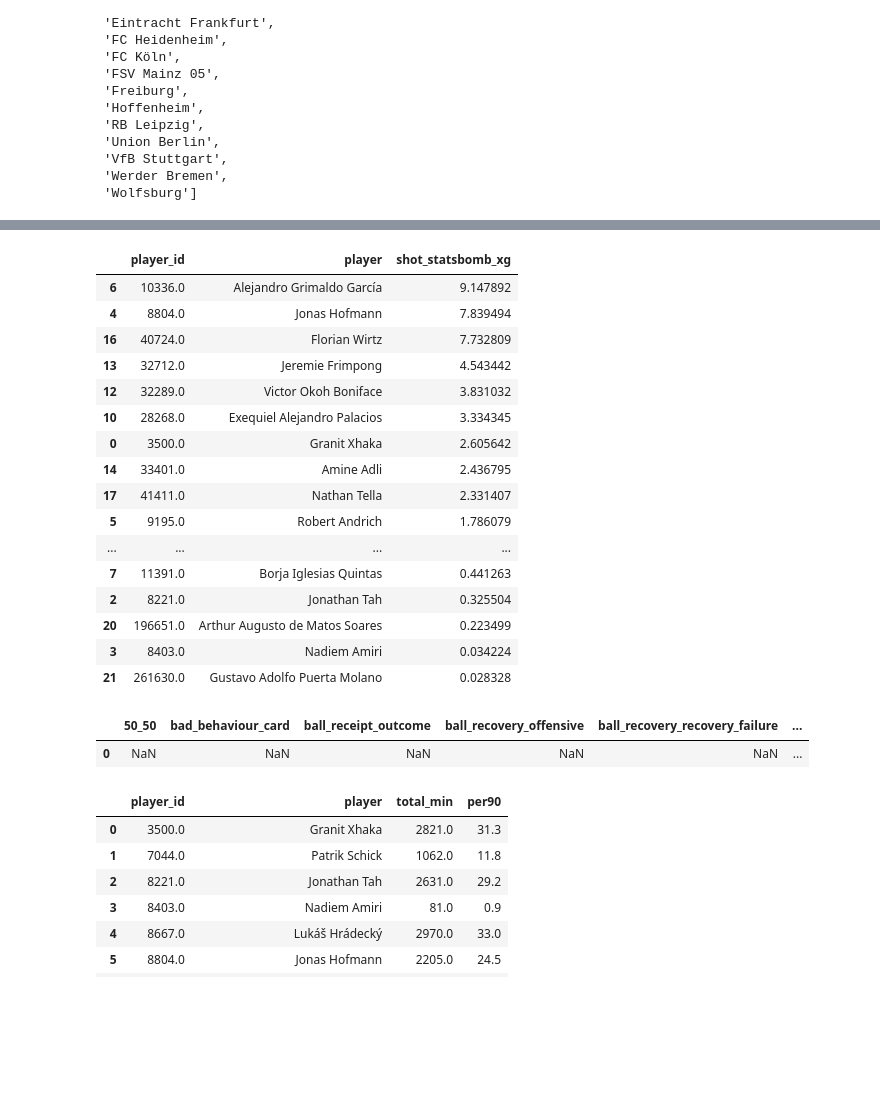
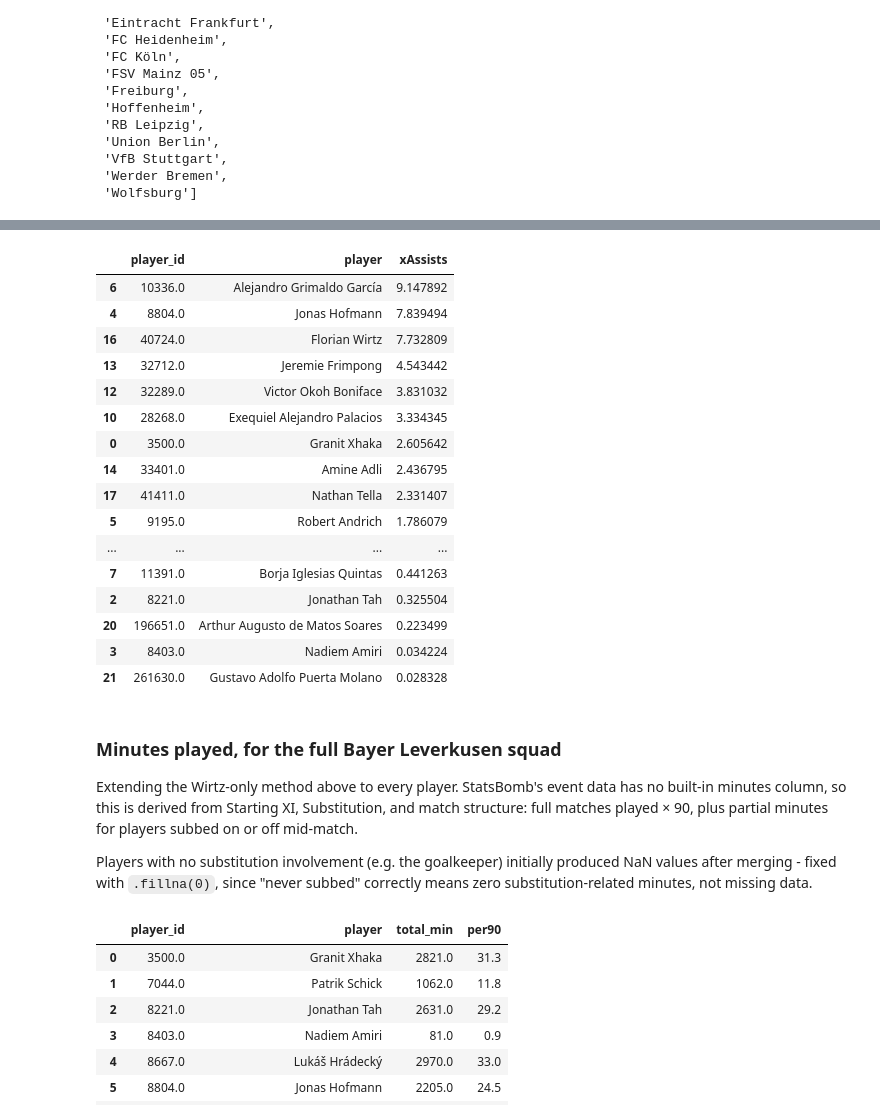
Before and after one commit to TobiaszKuc/_football_analysis, a Jupyter notebook: Jupyter Notebooks/WirtzProject/BayerLeverkusen.ipynb, the cells around one changed output, grey strips where cells are left out. Drawn from its saved outputs; the diff is of its cells as text; code cells hidden in the pictures; blank space fills up the shorter version.

```diff
--- a/Jupyter Notebooks/WirtzProject/BayerLeverkusen.ipynb
+++ b/Jupyter Notebooks/WirtzProject/BayerLeverkusen.ipynb
@@ -111,23 +147,24 @@ passes[passes["num_of_passes"] > 999].sort_values(by = "mean_successful_pass_len
 # %%
-#I will take only rows with a pass that assisted a shot
+# I will take only rows with a pass that assisted a shot
 every_assist = bl[(bl["pass_assisted_shot_id"].isna() == False) & (bl["team"] == "Bayer Leverkusen")][["player_id", "player", "team", "pass_assisted_shot_id"]]
-#I will search only for Leverkusen's players shots, by shot_body_part (but I can take here anything that will have a shot value) and load the xG
+# I will search only for Leverkusen's players shots, by shot_body_part (but I can take here anything that will have a shot value and load the xG
 every_shot = bl[(bl["team"] == "Bayer Leverkusen") & (bl["type"] == "Shot")][["shot_outcome", "id", "shot_statsbomb_xg"]]
-#I merge two tables into one, by id of the shot and use left merge because I want only the shots that Wirtz assisted
+# I merge two tables into one, by id of the shot and use left merge because I want only the shots that Wirtz assisted
 merged = pd.merge(
     left = every_assist,
     right = every_shot,
     left_on = "pass_assisted_shot_id",
     right_on = "id",
     how = "left"
 )
 xA = merged.groupby(["player_id", "player"]).agg({"shot_statsbomb_xg":"sum"})
+xA.columns = ["xAssists"]
 xA = xA.reset_index()
-xA = xA[["player_id", "player", "shot_statsbomb_xg"]].sort_values(by = "shot_statsbomb_xg", ascending = False)
+xA = xA[["player_id", "player", "xAssists"]].sort_values(by = "xAssists", ascending = False)
 xA
 #xA = 7.732809 which seems very low compared to independent data sources
 # %% [output]
-|  | player_id | player | shot_statsbomb_xg |
+|  | player_id | player | xAssists |
 | 6 | 10336.0 | Alejandro Grimaldo García | 9.147892 |
 | 4 | 8804.0 | Jonas Hofmann | 7.839494 |
 | 16 | 40724.0 | Florian Wirtz | 7.732809 |
@@ -144,9 +181,14 @@ xA
 | 20 | 196651.0 | Arthur Augusto de Matos Soares | 0.223499 |
 | 3 | 8403.0 | Nadiem Amiri | 0.034224 |
 | 21 | 261630.0 | Gustavo Adolfo Puerta Molano | 0.028328 |
-# %%
-bl.head(1)
-# %% [output]
-|  | 50_50 | bad_behaviour_card | ball_receipt_outcome | ball_recovery_offensive | ball_recovery_recovery_failure | ... |
-| 0 | NaN | NaN | NaN | NaN | NaN | ... |
+# %% [markdown]
+### Minutes played, for the full Bayer Leverkusen squad
+
+Extending the Wirtz-only method above to every player. StatsBomb's event data has no built-in
+minutes column, so this is derived from Starting XI, Substitution, and match structure: full
+matches played × 90, plus partial minutes for players subbed on or off mid-match.
+
+Players with no substitution involvement (e.g. the goalkeeper) initially produced NaN values after
+merging - fixed with `.fillna(0)`, since "never subbed" correctly means zero substitution-related
+minutes, not missing data.
 # %%
```
Also changed, not shown: parts of 20 cells of this notebook.
